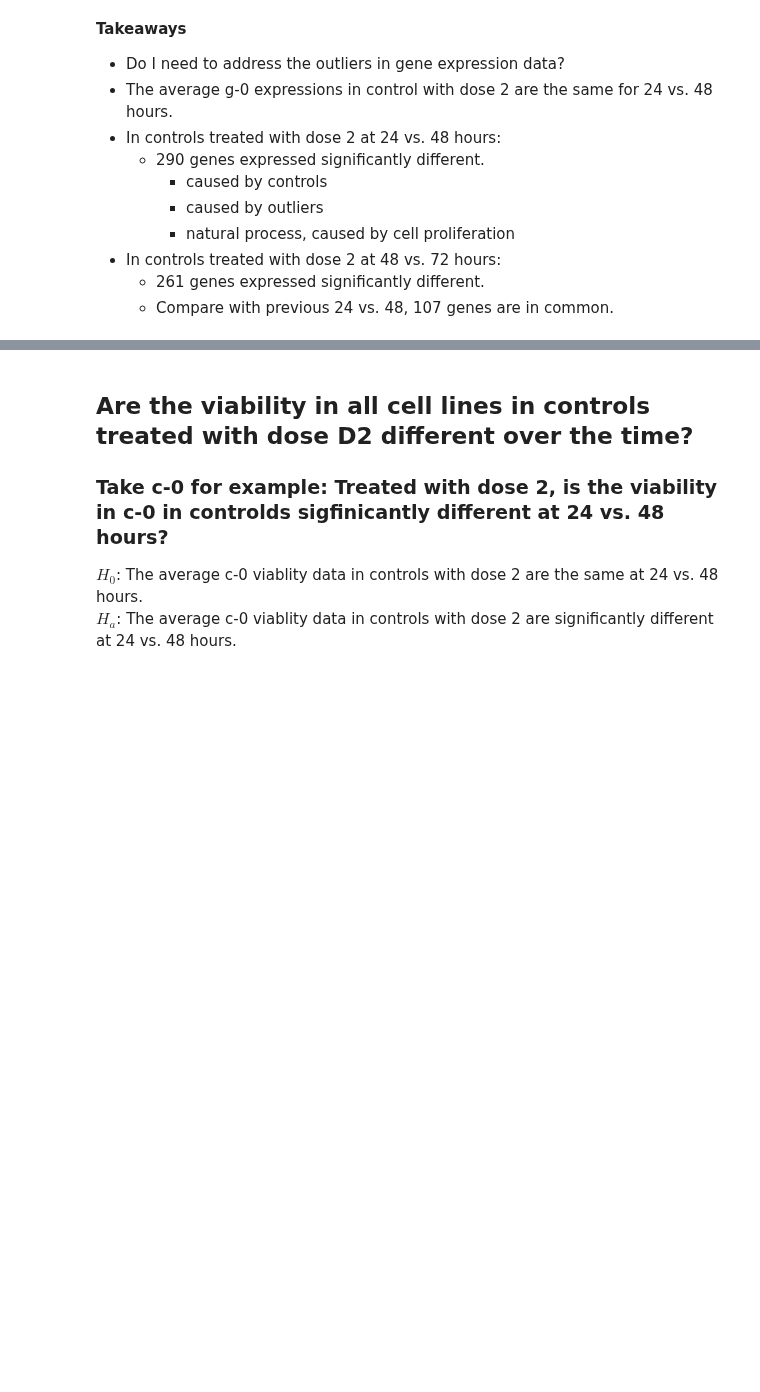
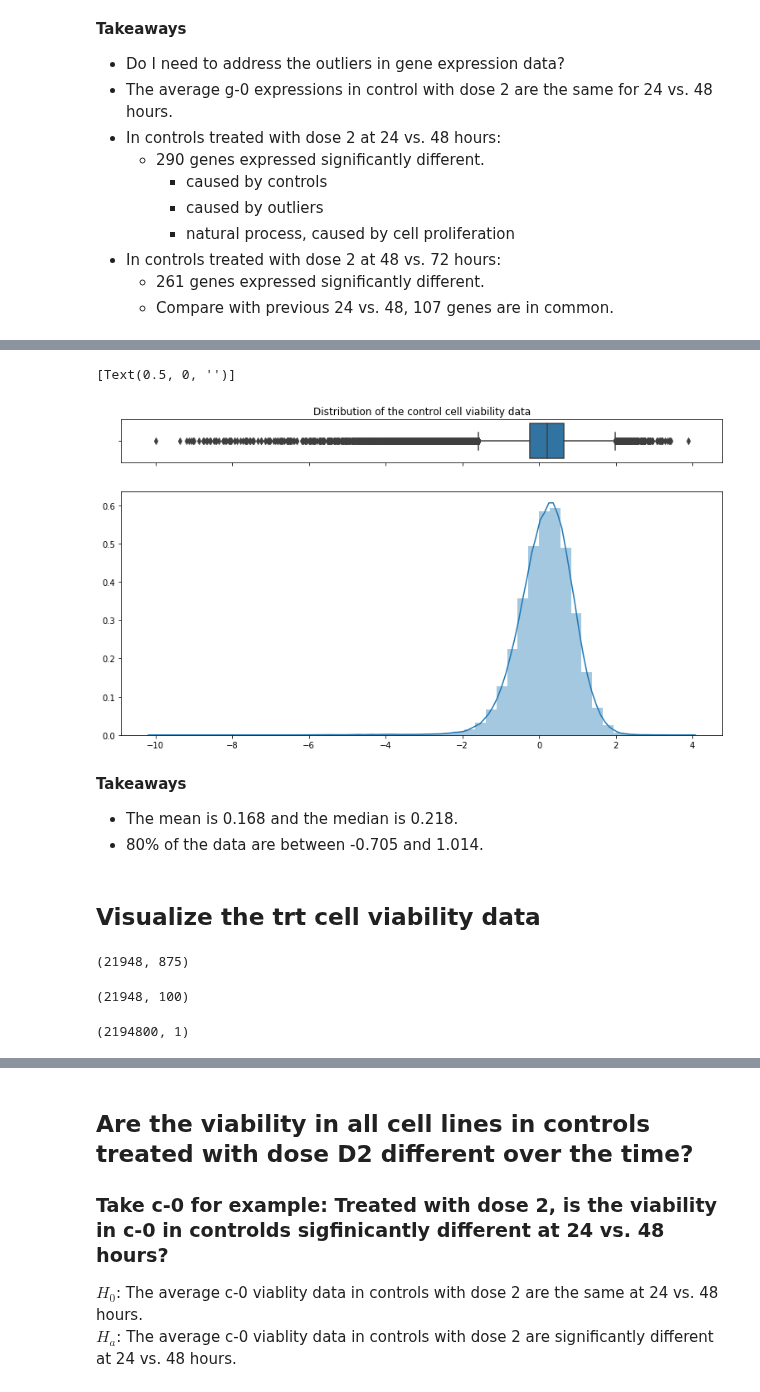
Before and after one commit to Yongliang-Shi/Mechanism-of-Action-Prediction, a Jupyter notebook: explore_moa.ipynb, the cells around one changed output, grey strips where cells are left out. Cells and saved outputs as stored; diff of their text form; code cells hidden in the pictures; blank space fills up the shorter version.

```diff
--- a/explore_moa.ipynb
+++ b/explore_moa.ipynb
@@ -175,0 +253,5 @@ len(set_diff_g_24_48 & set_diff_g_48_72)
+# %%
+# Read control dataset
+
+df_ctrl = pd.read_csv('df_ctrl.csv', index_col=0)
+df_ctrl.shape
@@ -175,0 +260,6 @@ len(set_diff_g_24_48 & set_diff_g_48_72)
+# %%
+# Extract cell viability data only
+
+mask_c = df_ctrl.columns.str.contains('c-')
+df_ctrl_c = df_ctrl.iloc[:, mask_c]
+df_ctrl_c.shape
@@ -175,0 +268,5 @@ len(set_diff_g_24_48 & set_diff_g_48_72)
+# %%
+# Melt control cell viability data into a single columna
+
+df_ctrl_c_1col = df_ctrl_c.melt(var_name='cell_line').set_index('cell_line')
+df_ctrl_c_1col.shape
@@ -175,0 +297,47 @@ len(set_diff_g_24_48 & set_diff_g_48_72)
+# %%
+# Plot cell viability data as a whole
+
+# Cut the window into 2 parts
+fig, (ax_box, ax_hist) = plt.subplots(2, sharex=True, figsize=(13,7),
+                                      gridspec_kw={"height_ratios": (0.15, 0.85)})
+
+# Add a graph in each part
+sns.boxplot(df_ctrl_c_1col, ax=ax_box)
+sns.distplot(df_ctrl_c_1col, kde=True, ax=ax_hist)
+
+# Add title
+ax_box.set_title('Distribution of the control cell viability data')
+
+# Remove x axis name for the boxplot
+ax_box.set(xlabel='')
+# %% [output]
+[Text(0.5, 0, '')]
+[figure, added]
+# %% [markdown]
+**Takeaways**
+- The mean is 0.168 and the median is 0.218.
+- 80% of the data are between -0.705 and 1.014.
+# %% [markdown]
+## Visualize the trt cell viability data
+# %%
+# Read trt dataset
+
+df_trt = pd.read_csv('df_trt.csv', index_col=0)
+df_trt.shape
+# %% [output]
+(21948, 875)
+# %%
+# Extract cell viability data only
+
+mask_c = df_trt.columns.str.contains('c-')
+df_trt_c = df_trt.iloc[:, mask_c]
+df_trt_c.shape
+# %% [output]
+(21948, 100)
+# %%
+# Melt trt cell viability data into a single columna
+
+df_trt_c_1col = df_trt_c.melt(var_name='cell_line').set_index('cell_line')
+df_trt_c_1col.shape
+# %% [output]
+(2194800, 1)
```
Also changed, not shown: parts of 19 cells of this notebook.
